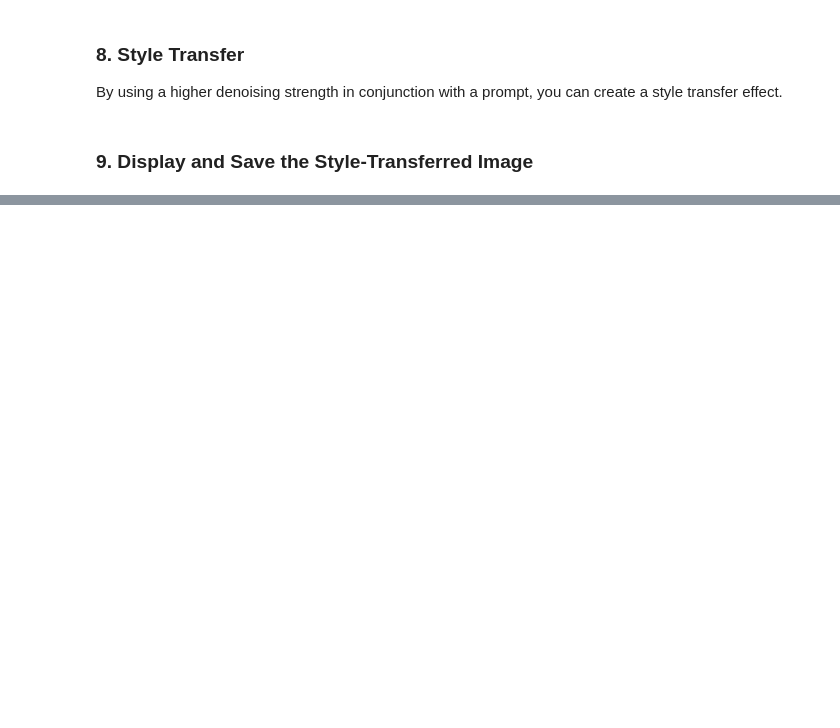
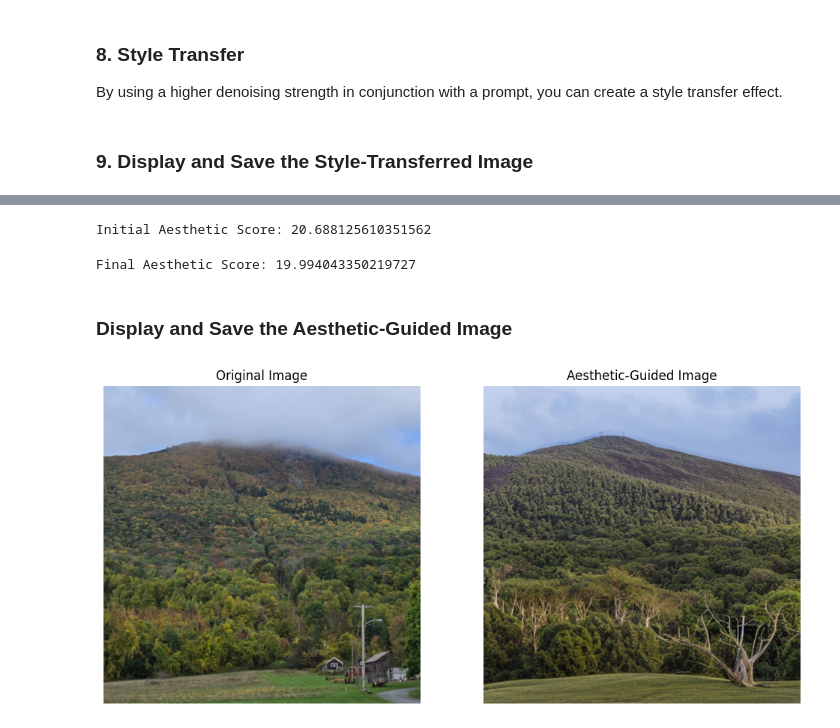
Before and after one commit to jmhummel/diffusion-playground, a Jupyter notebook: Img2Img.ipynb, the cells around one changed output, grey strips where cells are left out. Cells and saved outputs as stored; diff of their text form; code cells hidden in the pictures; blank space fills up the shorter version.

```diff
--- a/Img2Img.ipynb
+++ b/Img2Img.ipynb
@@ -189,0 +232,35 @@ plt.show()
+# %%
+# Set the denoising strength (lower value = closer to input, higher value = more artistic freedom)
+denoising_strength = 0.5
+
+# Set the number of sampling steps (e.g., 50)
+num_inference_steps = 50
+
+# Define guidance scale and overall prompt
+guidance_scale = 7.5
+# prompt = "aesthetic pleasing landscape photo"
+prompt = "balance harmony depth contrast symmetry proportion gradient texture light shadow intricate soft sharp refined elegant tranquil captivating detailed aesthetic sophisticated polished smooth vibrant subtle flowing inviting clarity minimal dynamic seamless coherence"
+
+input_aes_scoree = get_aesthetic_score(input_image)
+print(f"Initial Aesthetic Score: {input_aes_scoree}")
+# %% [output]
+Initial Aesthetic Score: 20.688125610351562
+# %%
+with torch.autocast(device):
+    output = pipe(
+        prompt=prompt,
+        negative_prompt=negative_prompt,
+        num_inference_steps=num_inference_steps,
+        guidance_scale=guidance_scale,
+        image=input_image,
+        strength=denoising_strength,
+        generator=torch.Generator(device="cpu").manual_seed(SEED),
+    )
+
+aes_guided_image = output.images[0]
+final_aes_score = get_aesthetic_score(aes_guided_image)
+print(f"Final Aesthetic Score: {final_aes_score}")
+# %% [output]
+Final Aesthetic Score: 19.994043350219727
+# %% [markdown]
+### Display and Save the Aesthetic-Guided Image
@@ -189,0 +270,15 @@ plt.show()
+# %%
+# Display the original and aesthetic-guided images
+fig, ax = plt.subplots(1, 2, figsize=(12, 6))
+
+ax[0].imshow(input_image)
+ax[0].set_title("Original Image")
+ax[0].axis("off")
+
+ax[1].imshow(aes_guided_image)
+ax[1].set_title("Aesthetic-Guided Image")
+ax[1].axis("off")
+
+plt.show()
+# %% [output]
+[figure, added]
```
Also changed, not shown: parts of 12 cells of this notebook, 3 other files.
